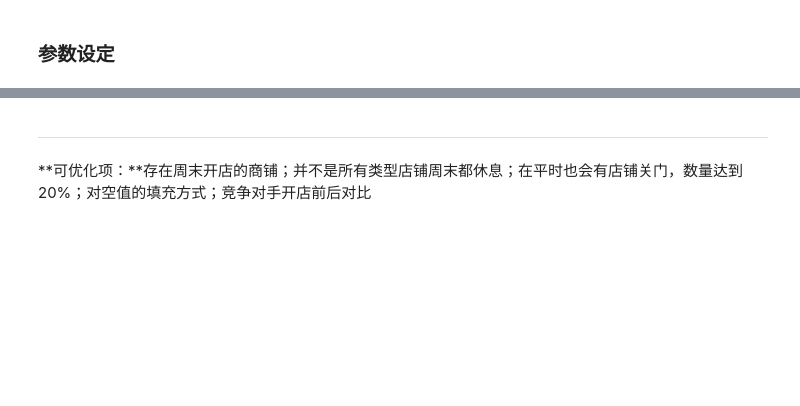
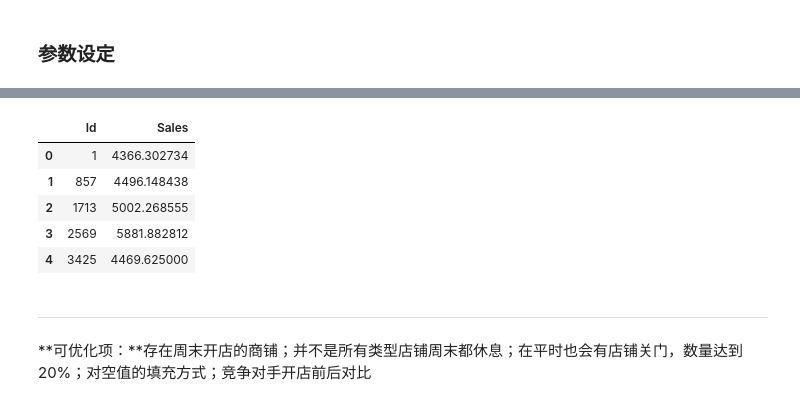
Before and after one commit to DnYee/Rossmann_capstone_project, a Jupyter notebook: Rossmann.ipynb, the cells around one changed output, grey strips where cells are left out. Cells and saved outputs as stored; diff of their text form; code cells hidden in the pictures; blank space fills up the shorter version.

```diff
--- a/Rossmann.ipynb
+++ b/Rossmann.ipynb
@@ -534,0 +663,16 @@ Will train until test-rmspe hasn't improved in 50 rounds.
+# %%
+unseen = xgb.DMatrix(test_store_datax)
+# %%
+#
+test_predict = xgb_model_final.predict(unseen)
+
+forecasts = pd.DataFrame({'Id': test_store_data['Id'],
+                          'Sales': np.exp(test_predict)})
+forecasts.head()
+# %% [output]
+|  | Id | Sales |
+| 0 | 1 | 4366.302734 |
+| 1 | 857 | 4496.148438 |
+| 2 | 1713 | 5002.268555 |
+| 3 | 2569 | 5881.882812 |
+| 4 | 3425 | 4469.625000 |
```
Also changed, not shown: parts of 39 cells of this notebook, 3 other files.
